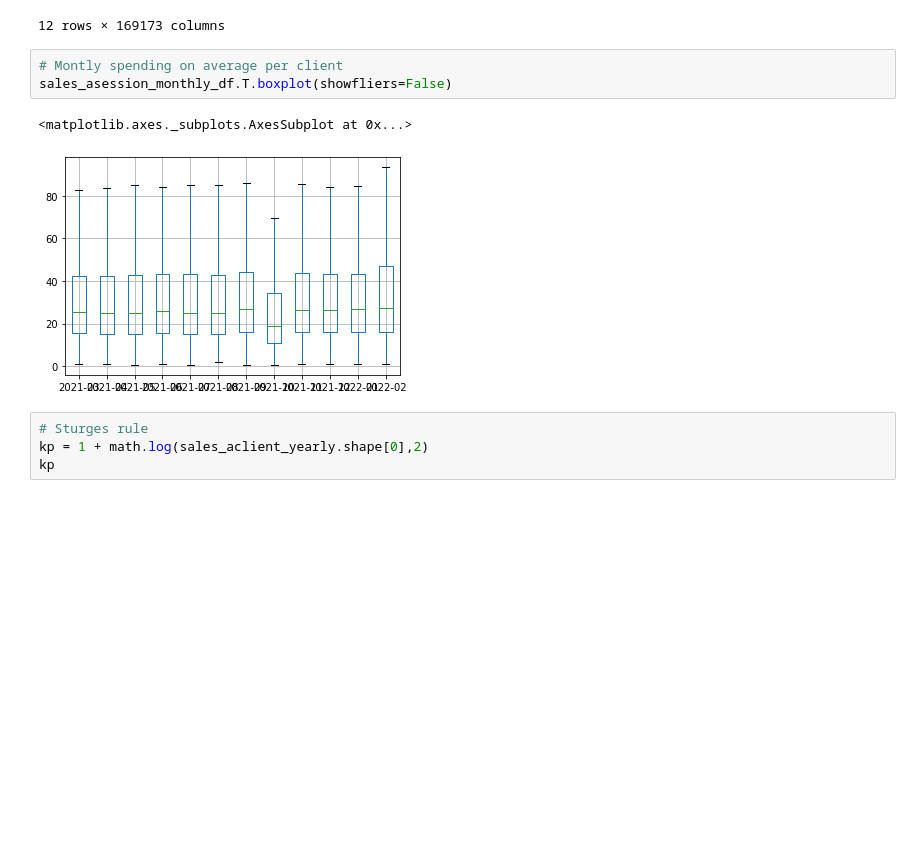
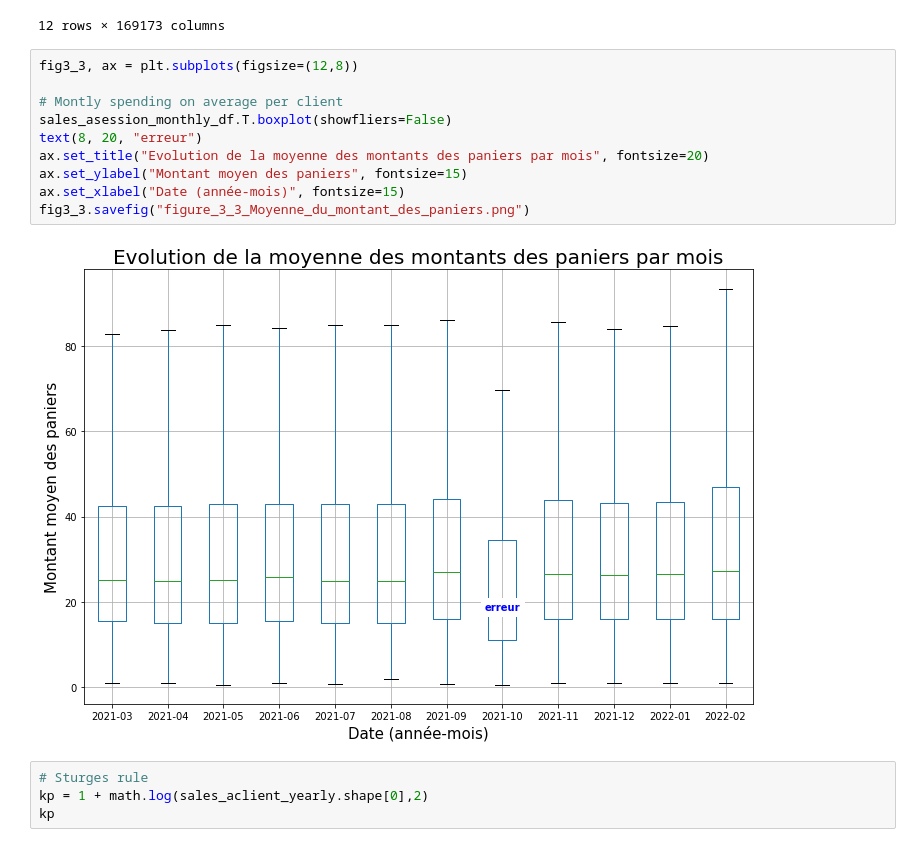
Before and after one commit to Sh4mSh4m/OCR_DA_proj4, a Jupyter notebook: Projet 4 - Analysez les ventes de votre entreprise.ipynb, the cells around one changed output. Cells and saved outputs as stored; diff of their text form; blank space fills up the shorter version.

```diff
--- a/Projet 4 - Analysez les ventes de votre entreprise.ipynb
+++ b/Projet 4 - Analysez les ventes de votre entreprise.ipynb
@@ -1155,12 +1154,18 @@ sales_asession_monthly_df
 | 2022-01 | NaN | NaN | NaN | NaN | NaN | NaN | NaN | NaN | NaN | NaN | ... |
 | 2022-02 | NaN | NaN | NaN | NaN | NaN | NaN | NaN | NaN | NaN | NaN | ... |
 12 rows × 169173 columns
-# %%
-# Montly spending on average per client
-sales_asession_monthly_df.T.boxplot(showfliers=False)
-# %% [output]
-<matplotlib.axes._subplots.AxesSubplot at 0x...>
-[figure, removed]
+# %%
+fig3_3, ax = plt.subplots(figsize=(12,8))
+
+# Montly spending on average per client
+sales_asession_monthly_df.T.boxplot(showfliers=False)
+text(8, 20, "erreur")
+ax.set_title("Evolution de la moyenne des montants des paniers par mois", fontsize=20)
+ax.set_ylabel("Montant moyen des paniers", fontsize=15)
+ax.set_xlabel("Date (année-mois)", fontsize=15)
+fig3_3.savefig("figure_3_3_Moyenne_du_montant_des_paniers.png")
+# %% [output]
+[figure, added]
 # %%
 # Sturges rule
 kp = 1 + math.log(sales_aclient_yearly.shape[0],2)
```
Also changed, not shown: parts of 12 cells of this notebook.
